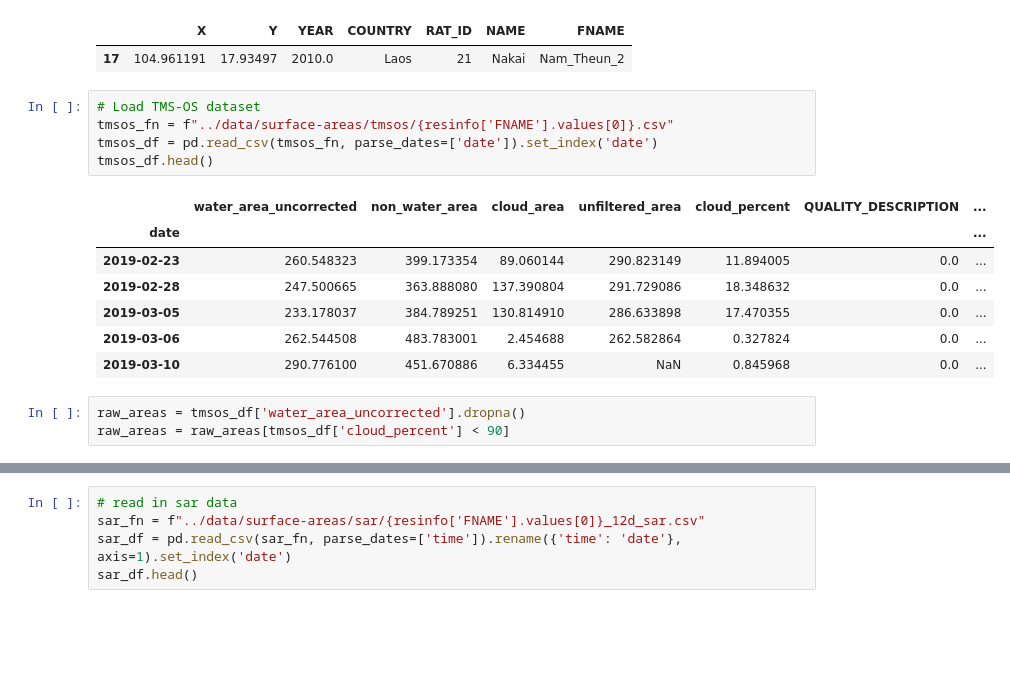
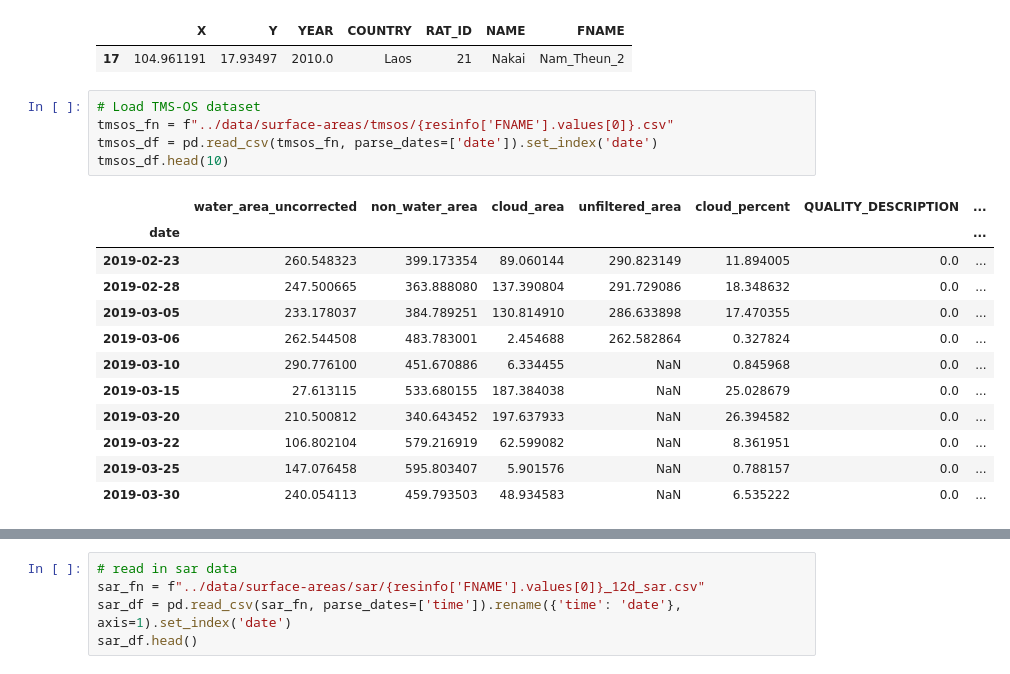
Before and after one commit to pritamd47/cuahsi_data_viz_2022_project, a Jupyter notebook: notebooks/sandbox.ipynb, the cells around one changed output, grey strips where cells are left out. Cells and saved outputs as stored; diff of their text form; blank space fills up the shorter version.

```diff
--- a/notebooks/sandbox.ipynb
+++ b/notebooks/sandbox.ipynb
@@ -34,16 +34,18 @@ resinfo
 # %%
 # Load TMS-OS dataset
 tmsos_fn = f"../data/surface-areas/tmsos/{resinfo['FNAME'].values[0]}.csv"
 tmsos_df = pd.read_csv(tmsos_fn, parse_dates=['date']).set_index('date')
-tmsos_df.head()
+tmsos_df.head(10)
 # %% [output]
 |  | water_area_uncorrected | non_water_area | cloud_area | unfiltered_area | cloud_percent | QUALITY_DESCRIPTION | ... |
 | date |  |  |  |  |  |  | ... |
 | 2019-02-23 | 260.548323 | 399.173354 | 89.060144 | 290.823149 | 11.894005 | 0.0 | ... |
 | 2019-02-28 | 247.500665 | 363.888080 | 137.390804 | 291.729086 | 18.348632 | 0.0 | ... |
 | 2019-03-05 | 233.178037 | 384.789251 | 130.814910 | 286.633898 | 17.470355 | 0.0 | ... |
 | 2019-03-06 | 262.544508 | 483.783001 | 2.454688 | 262.582864 | 0.327824 | 0.0 | ... |
 | 2019-03-10 | 290.776100 | 451.670886 | 6.334455 | NaN | 0.845968 | 0.0 | ... |
+| 2019-03-15 | 27.613115 | 533.680155 | 187.384038 | NaN | 25.028679 | 0.0 | ... |
+| 2019-03-20 | 210.500812 | 340.643452 | 197.637933 | NaN | 26.394582 | 0.0 | ... |
+| 2019-03-22 | 106.802104 | 579.216919 | 62.599082 | NaN | 8.361951 | 0.0 | ... |
+| 2019-03-25 | 147.076458 | 595.803407 | 5.901576 | NaN | 0.788157 | 0.0 | ... |
+| 2019-03-30 | 240.054113 | 459.793503 | 48.934583 | NaN | 6.535222 | 0.0 | ... |
-# %%
-raw_areas = tmsos_df['water_area_uncorrected'].dropna()
-raw_areas = raw_areas[tmsos_df['cloud_percent'] < 90]
```
Also changed, not shown: parts of 6 cells of this notebook.
